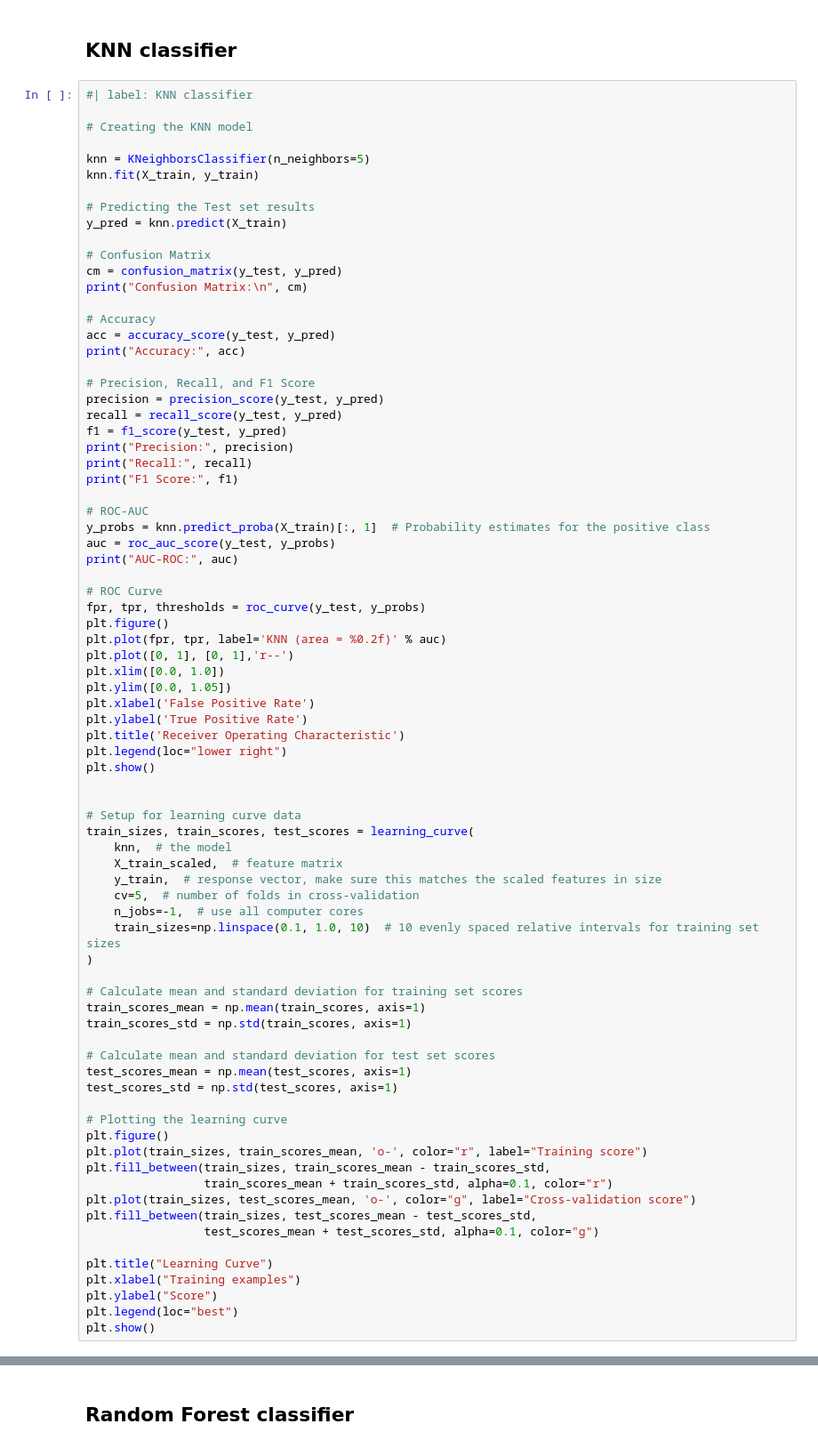
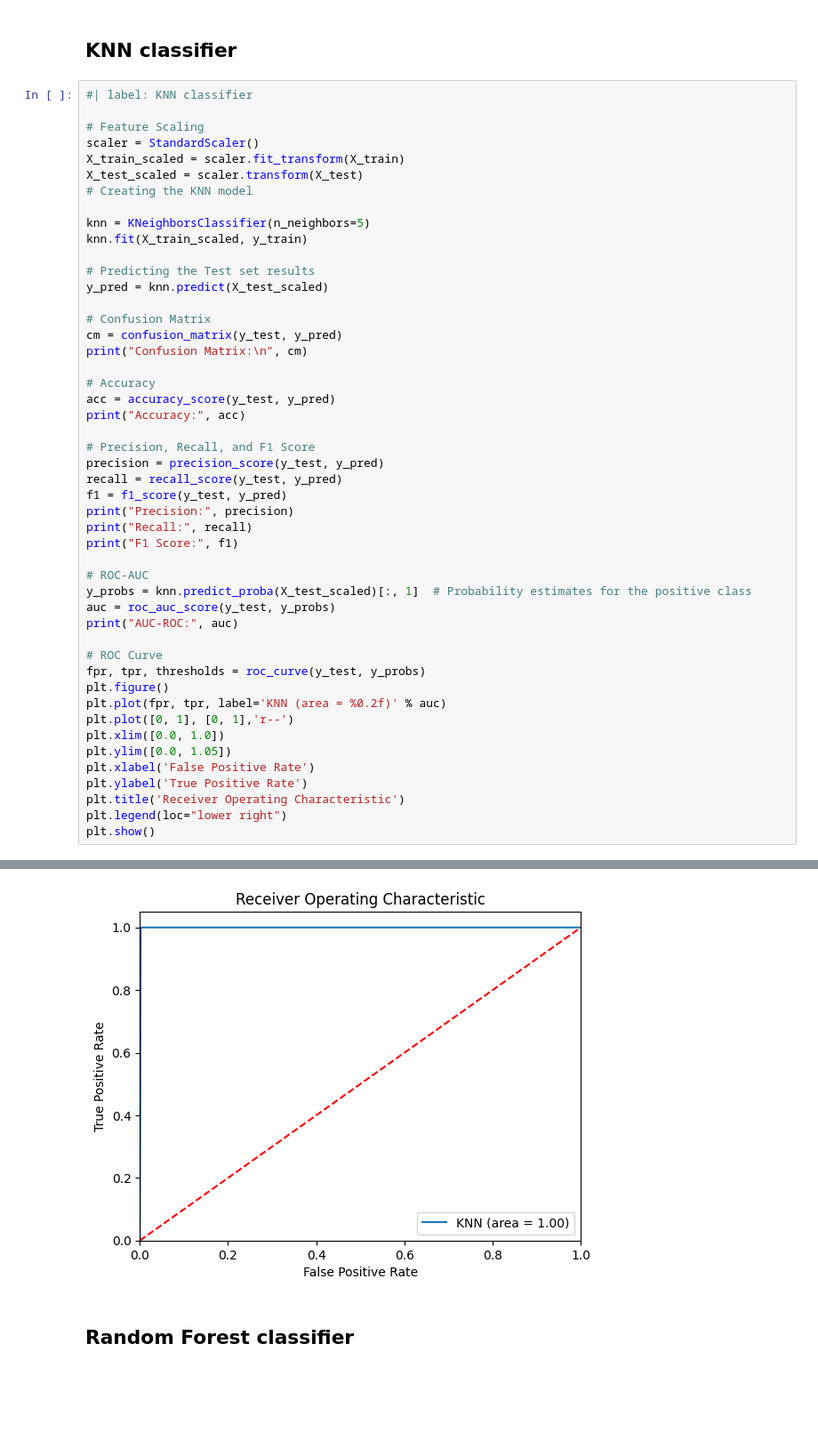
Before and after one commit to INFO523-S24/project-final-MiningMinds, a Jupyter notebook: _extra/code.ipynb, the cells around one changed output, grey strips where cells are left out. Shown at 89% size. Drawn from its saved outputs; the diff is of its cells as text; blank space fills up the shorter version.

```diff
--- a/_extra/code.ipynb
+++ b/_extra/code.ipynb
@@ -92,13 +102,17 @@ print("AUC-ROC:", auc_roc)
 # %%
 #| label: KNN classifier
 
+# Feature Scaling
+scaler = StandardScaler()
+X_train_scaled = scaler.fit_transform(X_train)
+X_test_scaled = scaler.transform(X_test)
 # Creating the KNN model
 
 knn = KNeighborsClassifier(n_neighbors=5)
-knn.fit(X_train, y_train)
+knn.fit(X_train_scaled, y_train)
 
 # Predicting the Test set results
-y_pred = knn.predict(X_train)
+y_pred = knn.predict(X_test_scaled)
 
 # Confusion Matrix
 cm = confusion_matrix(y_test, y_pred)
@@ -117,7 +131,7 @@ print("Recall:", recall)
 print("F1 Score:", f1)
 
 # ROC-AUC
-y_probs = knn.predict_proba(X_train)[:, 1]  # Probability estimates for the positive class
+y_probs = knn.predict_proba(X_test_scaled)[:, 1]  # Probability estimates for the positive class
 auc = roc_auc_score(y_test, y_probs)
 print("AUC-ROC:", auc)
 
@@ -133,37 +147,4 @@ plt.ylabel('True Positive Rate')
 plt.title('Receiver Operating Characteristic')
 plt.legend(loc="lower right")
 plt.show()
-
-
-# Setup for learning curve data
-train_sizes, train_scores, test_scores = learning_curve(
-    knn,  # the model
-    X_train_scaled,  # feature matrix
-    y_train,  # response vector, make sure this matches the scaled features in size
-    cv=5,  # number of folds in cross-validation
-    n_jobs=-1,  # use all computer cores
-    train_sizes=np.linspace(0.1, 1.0, 10)  # 10 evenly spaced relative intervals for training set sizes
-)
-
-# Calculate mean and standard deviation for training set scores
-train_scores_mean = np.mean(train_scores, axis=1)
-train_scores_std = np.std(train_scores, axis=1)
-
-# Calculate mean and standard deviation for test set scores
-test_scores_mean = np.mean(test_scores, axis=1)
-test_scores_std = np.std(test_scores, axis=1)
-
-# Plotting the learning curve
-plt.figure()
-plt.plot(train_sizes, train_scores_mean, 'o-', color="r", label="Training score")
-plt.fill_between(train_sizes, train_scores_mean - train_scores_std,
-                 train_scores_mean + train_scores_std, alpha=0.1, color="r")
-plt.plot(train_sizes, test_scores_mean, 'o-', color="g", label="Cross-validation score")
-plt.fill_between(train_sizes, test_scores_mean - test_scores_std,
-                 test_scores_mean + test_scores_std, alpha=0.1, color="g")
-
-plt.title("Learning Curve")
-plt.xlabel("Training examples")
-plt.ylabel("Score")
-plt.legend(loc="best")
-plt.show()
+# %% [output]
@@ -170,3 +159,4 @@ plt.show()
+[figure, added]
 # %% [markdown]
 ## Random Forest classifier
 # %%
```
Also changed, not shown: parts of 3 cells of this notebook.
